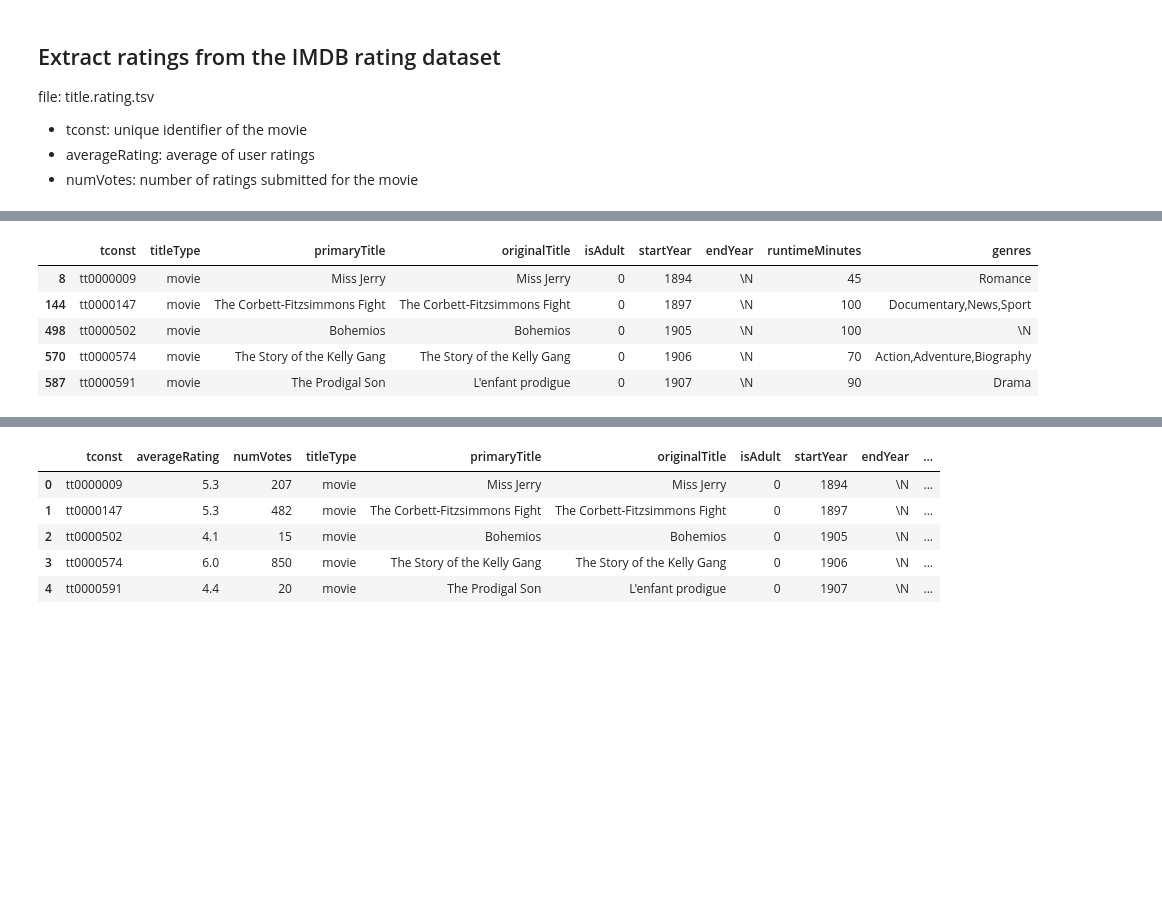
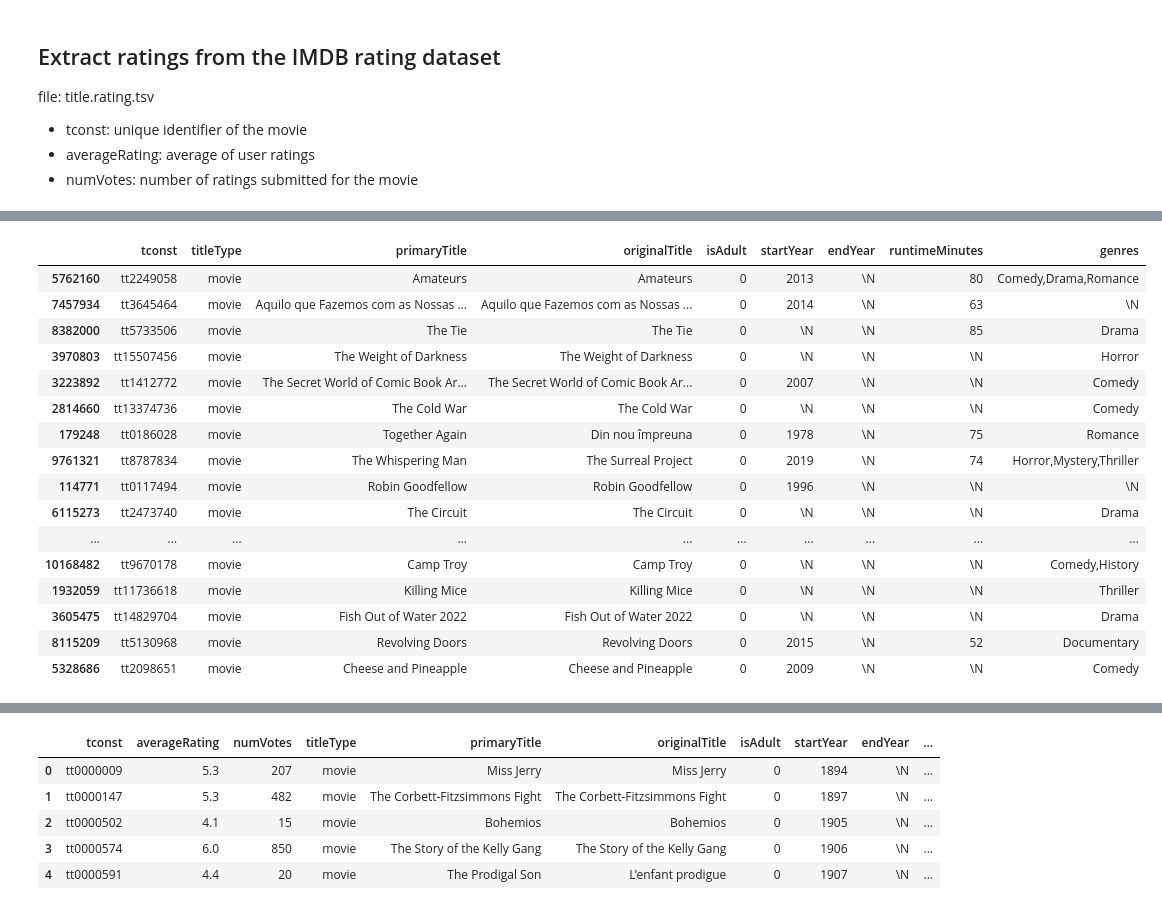
Before and after one commit to epfl-ada/ada-2023-project-advanceddataarsonists, a Jupyter notebook: data_exploring.ipynb, the cells around one changed output, grey strips where cells are left out. Drawn from its saved outputs; the diff is of its cells as text; code cells hidden in the pictures; blank space fills up the shorter version.

```diff
--- a/data_exploring.ipynb
+++ b/data_exploring.ipynb
@@ -91,10 +153,21 @@ imdb_names_df = load_imdb_basics()
 # %%
 # Extract the movies from the title.basics imbd dataset
-imdb_names_df.head()
+imdb_names_df.sample(50)
 # %% [output]
 |  | tconst | titleType | primaryTitle | originalTitle | isAdult | startYear | endYear | runtimeMinutes | genres |
-| 8 | tt0000009 | movie | Miss Jerry | Miss Jerry | 0 | 1894 | \N | 45 | Romance |
-| 144 | tt0000147 | movie | The Corbett-Fitzsimmons Fight | The Corbett-Fitzsimmons Fight | 0 | 1897 | \N | 100 | Documentary,News,Sport |
-| 498 | tt0000502 | movie | Bohemios | Bohemios | 0 | 1905 | \N | 100 | \N |
-| 570 | tt0000574 | movie | The Story of the Kelly Gang | The Story of the Kelly Gang | 0 | 1906 | \N | 70 | Action,Adventure,Biography |
-| 587 | tt0000591 | movie | The Prodigal Son | L'enfant prodigue | 0 | 1907 | \N | 90 | Drama |
+| 5762160 | tt2249058 | movie | Amateurs | Amateurs | 0 | 2013 | \N | 80 | Comedy,Drama,Romance |
+| 7457934 | tt3645464 | movie | Aquilo que Fazemos com as Nossas ... | Aquilo que Fazemos com as Nossas ... | 0 | 2014 | \N | 63 | \N |
+| 8382000 | tt5733506 | movie | The Tie | The Tie | 0 | \N | \N | 85 | Drama |
+| 3970803 | tt15507456 | movie | The Weight of Darkness | The Weight of Darkness | 0 | \N | \N | \N | Horror |
+| 3223892 | tt1412772 | movie | The Secret World of Comic Book Ar... | The Secret World of Comic Book Ar... | 0 | 2007 | \N | \N | Comedy |
+| 2814660 | tt13374736 | movie | The Cold War | The Cold War | 0 | \N | \N | \N | Comedy |
+| 179248 | tt0186028 | movie | Together Again | Din nou împreuna | 0 | 1978 | \N | 75 | Romance |
+| 9761321 | tt8787834 | movie | The Whispering Man | The Surreal Project | 0 | 2019 | \N | 74 | Horror,Mystery,Thriller |
+| 114771 | tt0117494 | movie | Robin Goodfellow | Robin Goodfellow | 0 | 1996 | \N | \N | \N |
+| 6115273 | tt2473740 | movie | The Circuit | The Circuit | 0 | \N | \N | \N | Drama |
+| ... | ... | ... | ... | ... | ... | ... | ... | ... | ... |
+| 10168482 | tt9670178 | movie | Camp Troy | Camp Troy | 0 | \N | \N | \N | Comedy,History |
+| 1932059 | tt11736618 | movie | Killing Mice | Killing Mice | 0 | \N | \N | \N | Thriller |
+| 3605475 | tt14829704 | movie | Fish Out of Water 2022 | Fish Out of Water 2022 | 0 | \N | \N | \N | Drama |
+| 8115209 | tt5130968 | movie | Revolving Doors | Revolving Doors | 0 | 2015 | \N | 52 | Documentary |
+| 5328686 | tt2098651 | movie | Cheese and Pineapple | Cheese and Pineapple | 0 | 2009 | \N | \N | Comedy |
```
Also changed, not shown: parts of 8 cells of this notebook, 2 other files.
